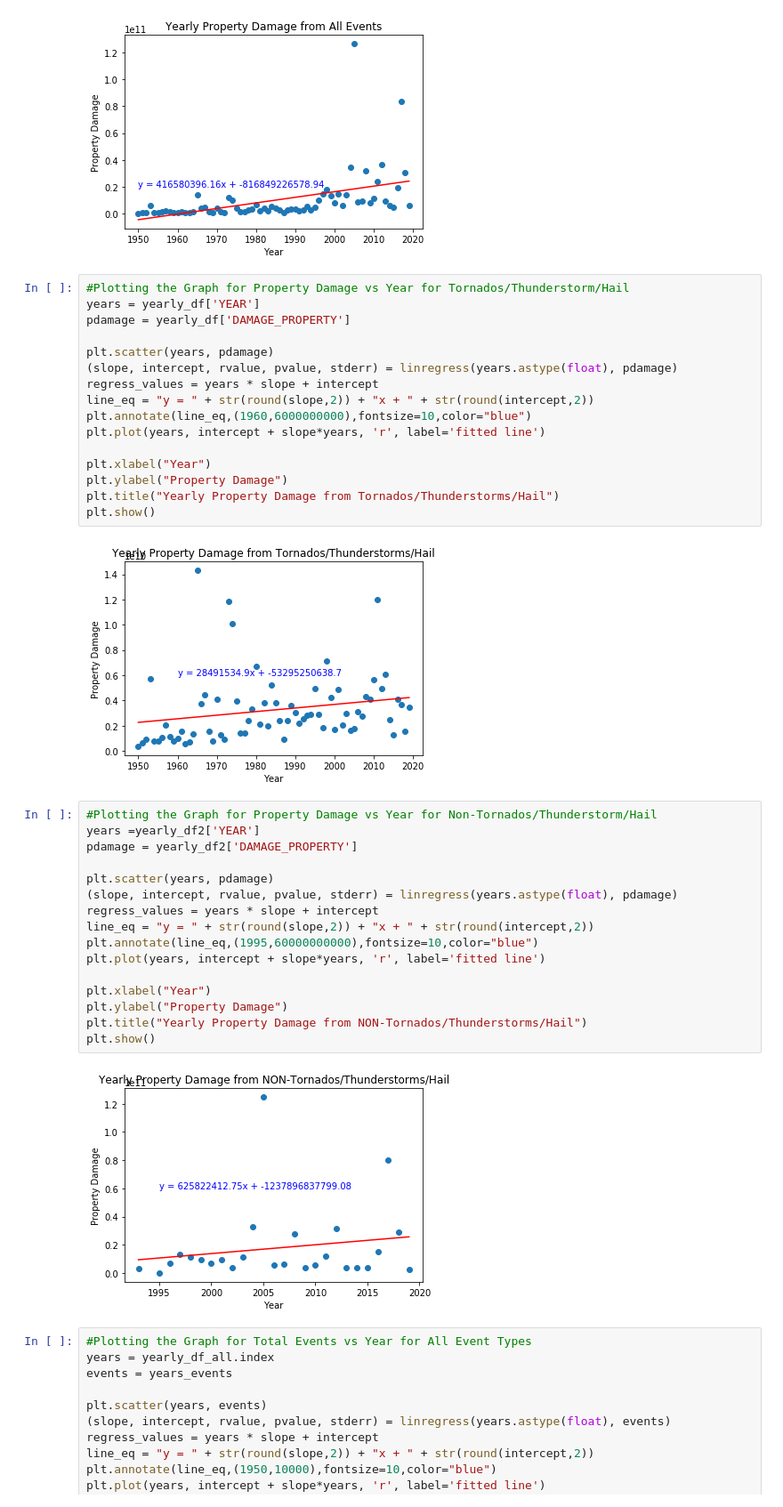
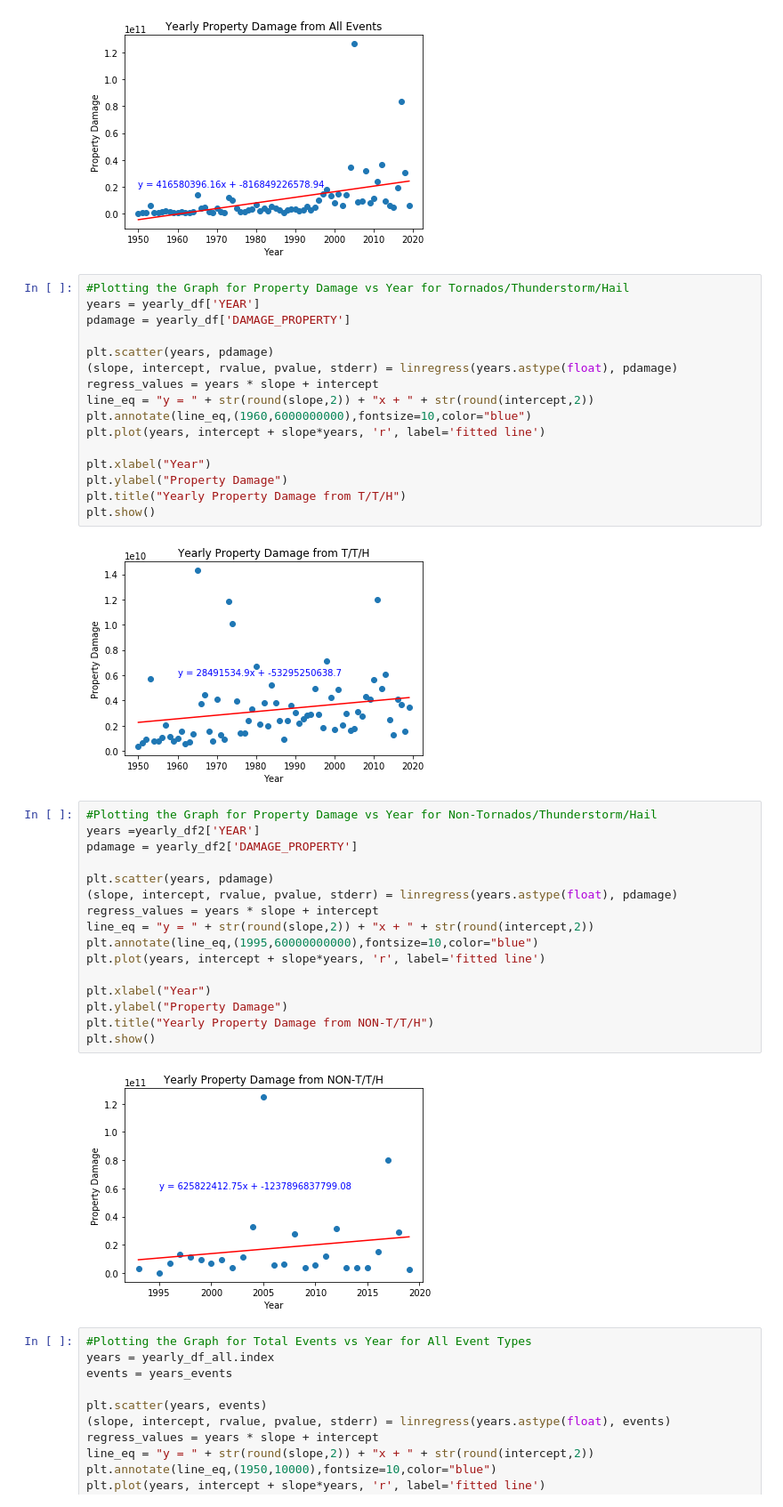
Before and after one commit to RedRubiksCube/project1, a Jupyter notebook: Data_Cleaning/Project1Final.ipynb, the cells around one changed output. Shown at 89% size. Drawn from its saved outputs; the diff is of its cells as text.

```diff
--- a/Data_Cleaning/Project1Final.ipynb
+++ b/Data_Cleaning/Project1Final.ipynb
@@ -324,28 +436,28 @@ plt.plot(years, intercept + slope*years, 'r', label='fitted line')
 
 plt.xlabel("Year")
 plt.ylabel("Property Damage")
-plt.title("Yearly Property Damage from Tornados/Thunderstorms/Hail")
+plt.title("Yearly Property Damage from T/T/H")
 plt.show()
 # %% [output]
-[figure, old version]
+[figure, new version]
 # %%
 #Plotting the Graph for Property Damage vs Year for Non-Tornados/Thunderstorm/Hail
 years =yearly_df2['YEAR']
 pdamage = yearly_df2['DAMAGE_PROPERTY']
 
 plt.scatter(years, pdamage)
 (slope, intercept, rvalue, pvalue, stderr) = linregress(years.astype(float), pdamage)
 regress_values = years * slope + intercept
 line_eq = "y = " + str(round(slope,2)) + "x + " + str(round(intercept,2))
 plt.annotate(line_eq,(1995,60000000000),fontsize=10,color="blue")
 plt.plot(years, intercept + slope*years, 'r', label='fitted line')
 
 plt.xlabel("Year")
 plt.ylabel("Property Damage")
-plt.title("Yearly Property Damage from NON-Tornados/Thunderstorms/Hail")
+plt.title("Yearly Property Damage from NON-T/T/H")
 plt.show()
 # %% [output]
-[figure, old version]
+[figure, new version]
 # %%
 #Plotting the Graph for Total Events vs Year for All Event Types
 years = yearly_df_all.index
```
Also changed, not shown: parts of 20 cells of this notebook.
